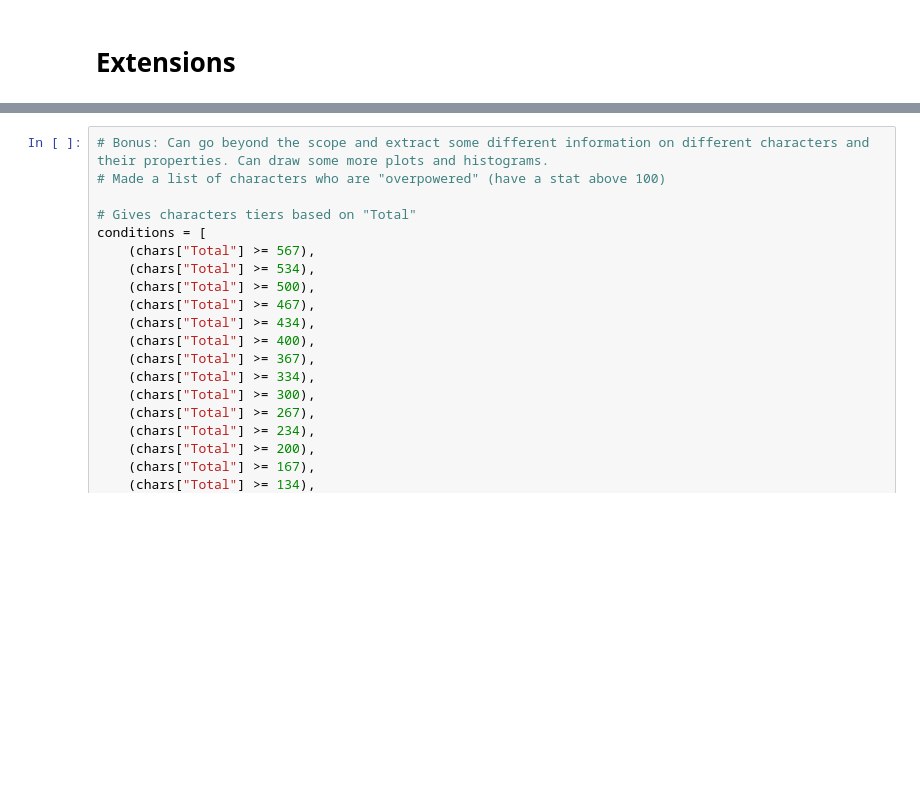
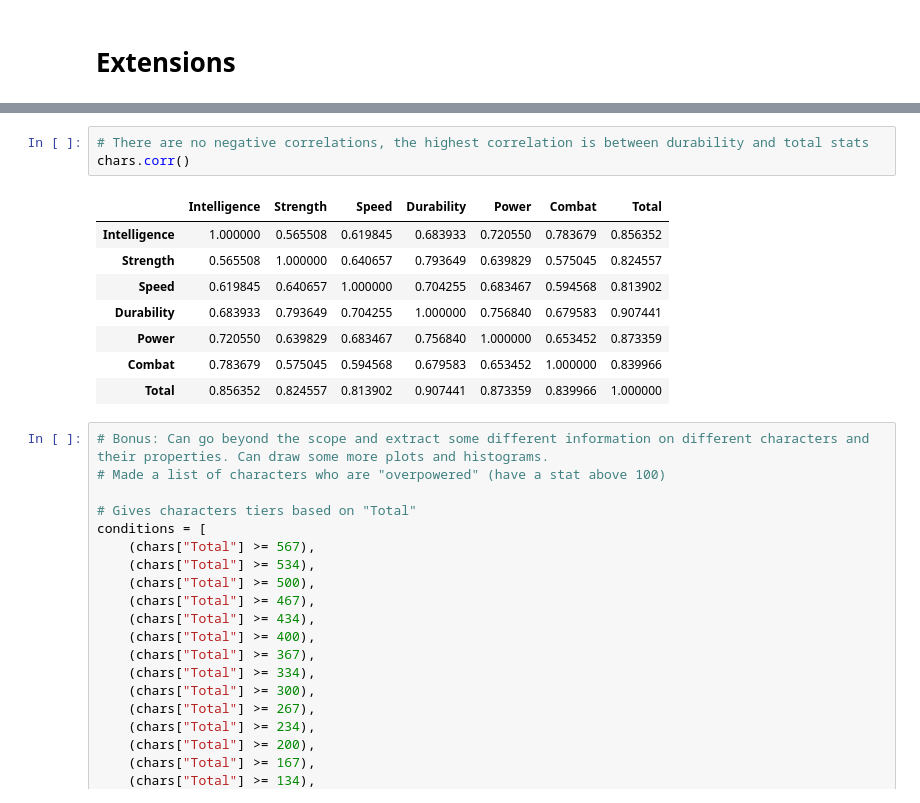
Before and after one commit to pmloppnow/JUMP-Plus, a Jupyter notebook: super.ipynb, the cells around one changed output, grey strips where cells are left out. Drawn from its saved outputs; the diff is of its cells as text; blank space fills up the shorter version.

```diff
--- a/super.ipynb
+++ b/super.ipynb
@@ -203,3 +220,15 @@ There are 3 'bad' characters with 100 Combat.
+# %%
+# There are no negative correlations, the highest correlation is between durability and total stats
+chars.corr()
+# %% [output]
+|  | Intelligence | Strength | Speed | Durability | Power | Combat | Total |
+| Intelligence | 1.000000 | 0.565508 | 0.619845 | 0.683933 | 0.720550 | 0.783679 | 0.856352 |
+| Strength | 0.565508 | 1.000000 | 0.640657 | 0.793649 | 0.639829 | 0.575045 | 0.824557 |
+| Speed | 0.619845 | 0.640657 | 1.000000 | 0.704255 | 0.683467 | 0.594568 | 0.813902 |
+| Durability | 0.683933 | 0.793649 | 0.704255 | 1.000000 | 0.756840 | 0.679583 | 0.907441 |
+| Power | 0.720550 | 0.639829 | 0.683467 | 0.756840 | 1.000000 | 0.653452 | 0.873359 |
+| Combat | 0.783679 | 0.575045 | 0.594568 | 0.679583 | 0.653452 | 1.000000 | 0.839966 |
+| Total | 0.856352 | 0.824557 | 0.813902 | 0.907441 | 0.873359 | 0.839966 | 1.000000 |
 # %%
 # Bonus: Can go beyond the scope and extract some different information on different characters and their properties. Can draw some more plots and histograms.
 # Made a list of characters who are "overpowered" (have a stat above 100)
```
Also changed, not shown: parts of 8 cells of this notebook.
